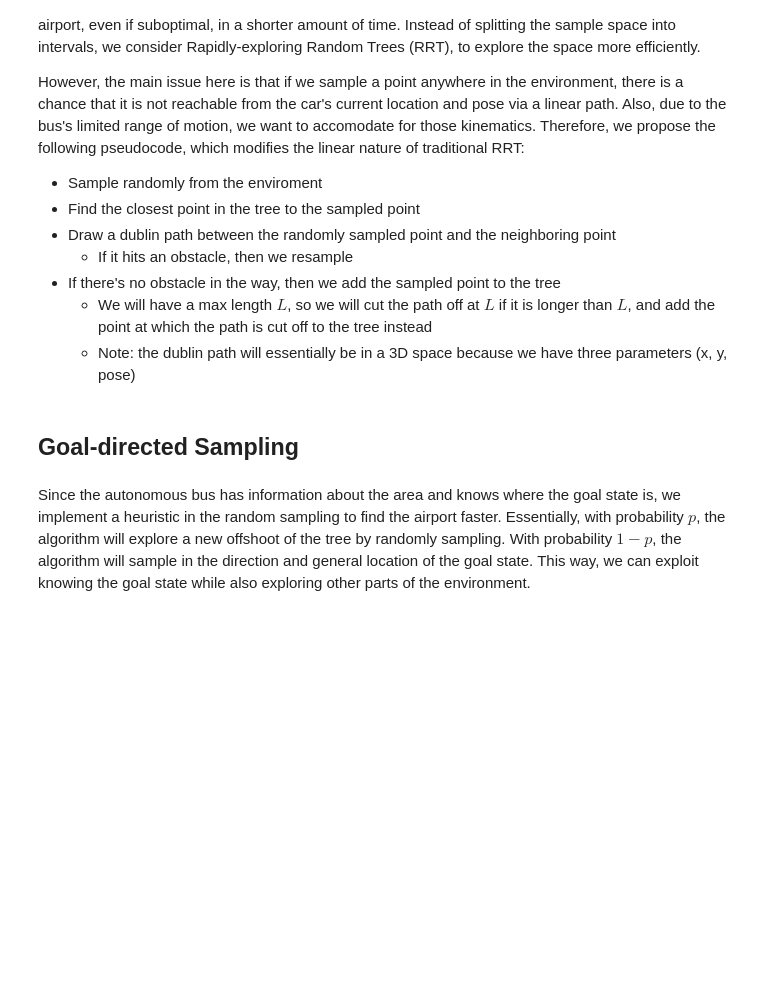
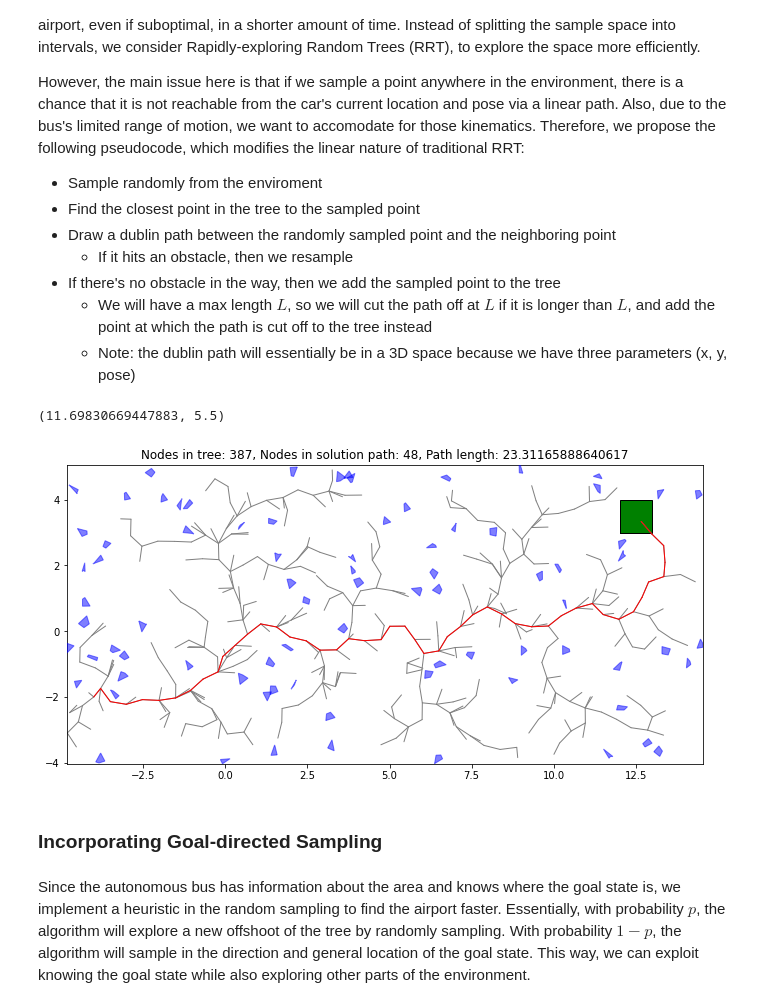
Before and after one commit to ersolog/6.877-16.413, a Jupyter notebook: code.ipynb, the cells around one changed output. Cells and saved outputs as stored; diff of their text form; code cells hidden in the pictures; blank space fills up the shorter version.

```diff
--- a/code.ipynb
+++ b/code.ipynb
@@ -282,8 +301,13 @@ def rrt(bounds, environment, start_pose, radius, end_region, step_size=0.01, tur
                     path_len += np.sqrt((path[i][0]-path[i+1][0])**2 + (path[i][1]-path[i+1][1])**2)
                 ax.set_title(f"Nodes in tree: {len(vertices)}, Nodes in solution path: {len(path)}, Path length: {path_len}")
                 return path
+# %%
+path = rrt(bounds, roadmap_env, start, radius, goal_region, uninformed_sample, step_size=0.01, turning_radius = np.pi/20, d=0.5)
+# %% [output]
+(11.69830669447883, 5.5)
+[figure, added]
 # %% [markdown]
-## Goal-directed Sampling
+### Incorporating Goal-directed Sampling
 # %% [markdown]
 Since the autonomous bus has information about the area and knows where the goal state is, we implement a heuristic in the random sampling to find the airport faster. Essentially, with probability $p$, the algorithm will explore a new offshoot of the tree by randomly sampling. With probability $1-p$, the algorithm will sample in the direction and general location of the goal state. This way, we can exploit knowing the goal state while also exploring other parts of the environment.
 # %%
```
Also changed, not shown: parts of 6 cells of this notebook.
